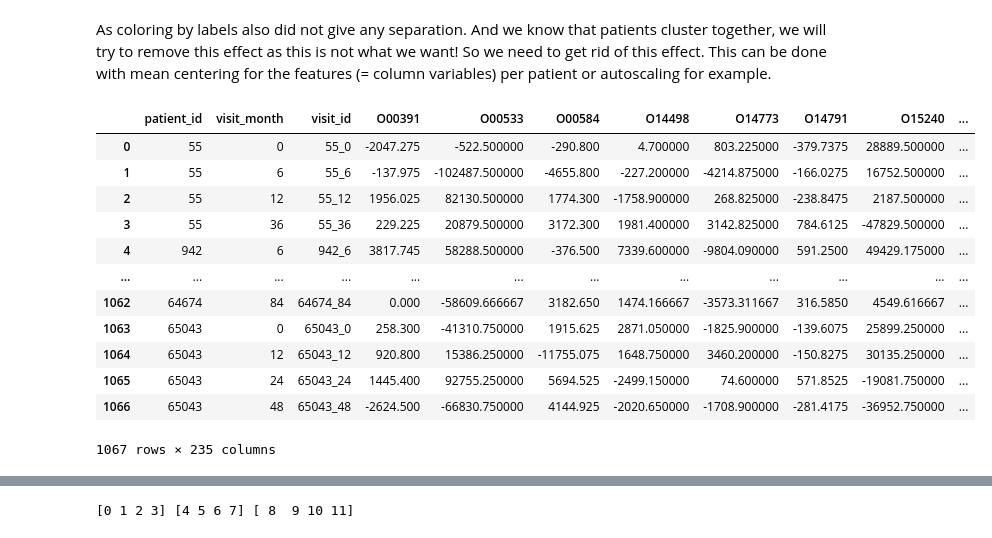
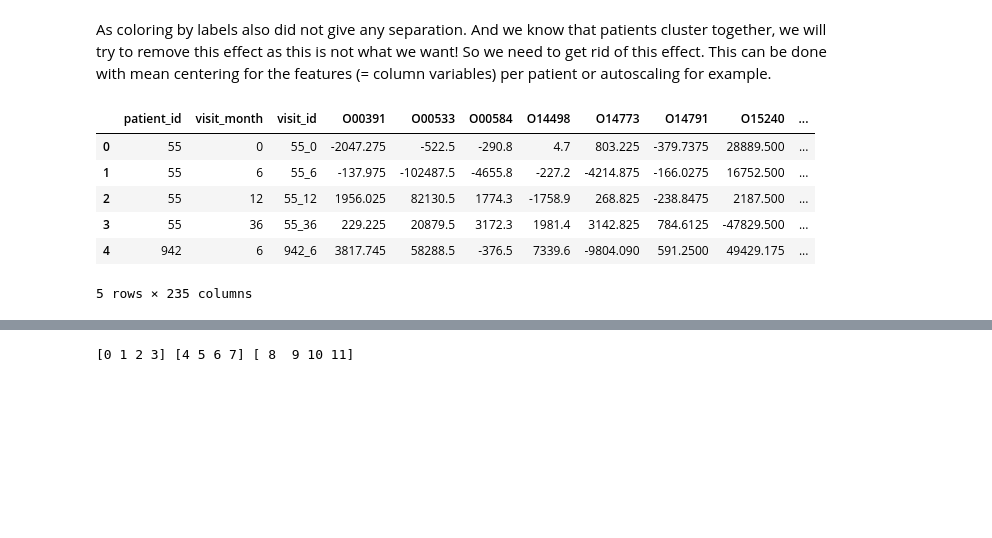
Before and after one commit to CheYeeNg/MSB1015_scientific_programming, a Jupyter notebook: prediction_of_Parkinsons_disease_related_proteins.ipynb, the cells around one changed output, grey strips where cells are left out. Cells and saved outputs as stored; diff of their text form; code cells hidden in the pictures; blank space fills up the shorter version.

```diff
--- a/prediction_of_Parkinsons_disease_related_proteins.ipynb
+++ b/prediction_of_Parkinsons_disease_related_proteins.ipynb
@@ -567,45 +568,42 @@ plt.show()
 # %% [markdown]
 As coloring by labels also did not give any separation. And we know that patients cluster together, we will try to remove this effect as this is not what we want! So we need to get rid of this effect. This can be done with mean centering for the features (= column variables) per patient or autoscaling for example.
 # %%
+# Create empty df so mean centered rows per patient can be appended to this df.
 mean_centered_removed_outlier = pd.DataFrame()
 
+# Loop that performs the mean centering per patient, groupby is used to make sure the mean centering (operations in the loop) are performed
+# per patient.
 for ID, data in removed_outlier.groupby("patient_id"):
     #print(data)
     x = data.loc[:, "O00391":"Q9Y6R7"].sum()      # sum all the values up per column
     #print(x)
     count = len(data)
     #print(count)
     y = x.div(count)                              # get the mean by dividing the sum by the number of samples from the same patient
     #print(y)
     z = data.loc[:, "O00391":"Q9Y6R7"].sub(y)     # subtract the number in the corresponding column cell by the column mean (mean centering/column)
     #print(z)
     mean_centered_removed_outlier = pd.concat([mean_centered_removed_outlier, z])
 
 mean_centered_removed_outlier_only_val = mean_centered_removed_outlier
 
 # Copy parts of removed_outlier df and merge them with the new created mean_centered_removed_outlier df.
 # To avoid getting NaN values after merging, amke sure to reset the index and concatenate the dataframes columns (axis = 1).
 first_part_removed_outlier_df = removed_outlier[["patient_id", "visit_month", "visit_id"]].copy()
 second_part_removed_outlier_df = removed_outlier[["updrs_1", "updrs_2", "updrs_3", "updrs_4", "upd23b_clinical_state_on_medication"]].copy()
 
 mean_centered_removed_outlier = pd.concat([first_part_removed_outlier_df.reset_index(drop = True), mean_centered_removed_outlier_only_val.reset_index(drop = True)], axis = 1)
 mean_centered_removed_outlier = pd.concat([mean_centered_removed_outlier.reset_index(drop = True), second_part_removed_outlier_df.reset_index(drop = True)], axis = 1)
 
-mean_centered_removed_outlier
+mean_centered_removed_outlier.head()
 # %% [output]
 |  | patient_id | visit_month | visit_id | O00391 | O00533 | O00584 | O14498 | O14773 | O14791 | O15240 | ... |
-| 0 | 55 | 0 | 55_0 | -2047.275 | -522.500000 | -290.800 | 4.700000 | 803.225000 | -379.7375 | 28889.500000 | ... |
-| 1 | 55 | 6 | 55_6 | -137.975 | -102487.500000 | -4655.800 | -227.200000 | -4214.875000 | -166.0275 | 16752.500000 | ... |
-| 2 | 55 | 12 | 55_12 | 1956.025 | 82130.500000 | 1774.300 | -1758.900000 | 268.825000 | -238.8475 | 2187.500000 | ... |
-| 3 | 55 | 36 | 55_36 | 229.225 | 20879.500000 | 3172.300 | 1981.400000 | 3142.825000 | 784.6125 | -47829.500000 | ... |
-| 4 | 942 | 6 | 942_6 | 3817.745 | 58288.500000 | -376.500 | 7339.600000 | -9804.090000 | 591.2500 | 49429.175000 | ... |
-| ... | ... | ... | ... | ... | ... | ... | ... | ... | ... | ... | ... |
-| 1062 | 64674 | 84 | 64674_84 | 0.000 | -58609.666667 | 3182.650 | 1474.166667 | -3573.311667 | 316.5850 | 4549.616667 | ... |
-| 1063 | 65043 | 0 | 65043_0 | 258.300 | -41310.750000 | 1915.625 | 2871.050000 | -1825.900000 | -139.6075 | 25899.250000 | ... |
-| 1064 | 65043 | 12 | 65043_12 | 920.800 | 15386.250000 | -11755.075 | 1648.750000 | 3460.200000 | -150.8275 | 30135.250000 | ... |
-| 1065 | 65043 | 24 | 65043_24 | 1445.400 | 92755.250000 | 5694.525 | -2499.150000 | 74.600000 | 571.8525 | -19081.750000 | ... |
-| 1066 | 65043 | 48 | 65043_48 | -2624.500 | -66830.750000 | 4144.925 | -2020.650000 | -1708.900000 | -281.4175 | -36952.750000 | ... |
+| 0 | 55 | 0 | 55_0 | -2047.275 | -522.5 | -290.8 | 4.7 | 803.225 | -379.7375 | 28889.500 | ... |
+| 1 | 55 | 6 | 55_6 | -137.975 | -102487.5 | -4655.8 | -227.2 | -4214.875 | -166.0275 | 16752.500 | ... |
+| 2 | 55 | 12 | 55_12 | 1956.025 | 82130.5 | 1774.3 | -1758.9 | 268.825 | -238.8475 | 2187.500 | ... |
+| 3 | 55 | 36 | 55_36 | 229.225 | 20879.5 | 3172.3 | 1981.4 | 3142.825 | 784.6125 | -47829.500 | ... |
+| 4 | 942 | 6 | 942_6 | 3817.745 | 58288.5 | -376.5 | 7339.6 | -9804.090 | 591.2500 | 49429.175 | ... |
-1067 rows × 235 columns
+5 rows × 235 columns
 # %%
 # Normalize the data before performing PCA.
 norm_mean_centered_removed_outlier_PCA = mean_centered_removed_outlier_only_val
```
Also changed, not shown: parts of 13 cells of this notebook.
